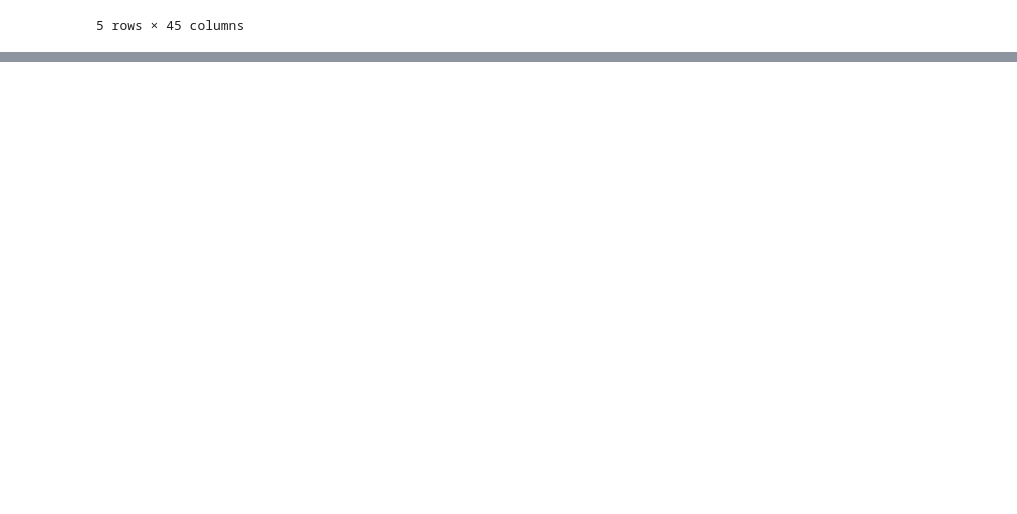
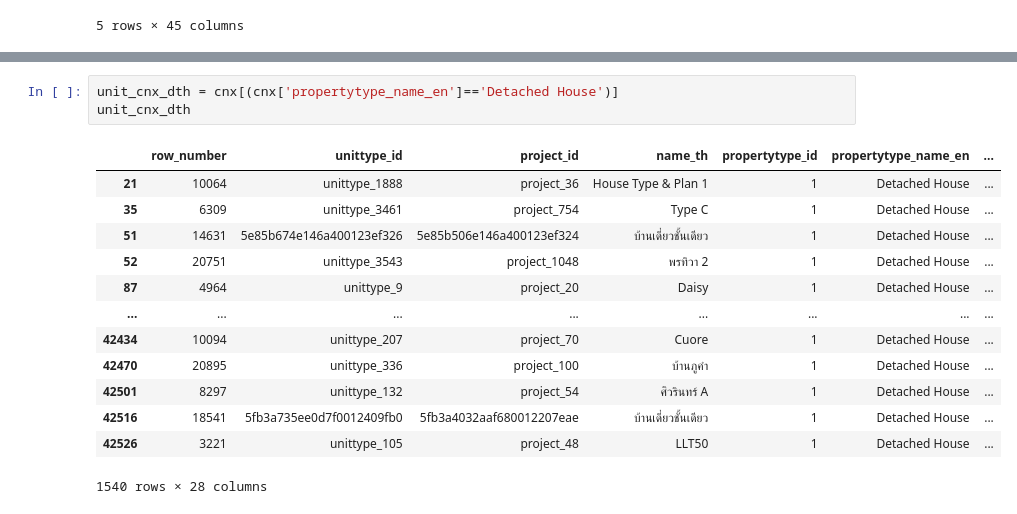
Before and after one commit to sujiraa/BasicProg_DataViz65, a Jupyter notebook: DataViz01_Table_Data.ipynb, the cells around one changed output, grey strips where cells are left out. Drawn from its saved outputs; the diff is of its cells as text; blank space fills up the shorter version.

```diff
--- a/DataViz01_Table_Data.ipynb
+++ b/DataViz01_Table_Data.ipynb
@@ -641,0 +450,17 @@ plt.boxplot(cnx['price_min_x'][:100],positions = [3] );
+# %%
+unit_cnx_dth = cnx[(cnx['propertytype_name_en']=='Detached House')]
+unit_cnx_dth
+# %% [output]
+|  | row_number | unittype_id | project_id | name_th | propertytype_id | propertytype_name_en | ... |
+| 21 | 10064 | unittype_1888 | project_36 | House Type & Plan 1 | 1 | Detached House | ... |
+| 35 | 6309 | unittype_3461 | project_754 | Type C | 1 | Detached House | ... |
+| 51 | 14631 | 5e85b674e146a400123ef326 | 5e85b506e146a400123ef324 | บ้านเดี่ยวชั้นเดียว | 1 | Detached House | ... |
+| 52 | 20751 | unittype_3543 | project_1048 | พรทิวา 2 | 1 | Detached House | ... |
+| 87 | 4964 | unittype_9 | project_20 | Daisy | 1 | Detached House | ... |
+| ... | ... | ... | ... | ... | ... | ... | ... |
+| 42434 | 10094 | unittype_207 | project_70 | Cuore | 1 | Detached House | ... |
+| 42470 | 20895 | unittype_336 | project_100 | บ้านภูคำ | 1 | Detached House | ... |
+| 42501 | 8297 | unittype_132 | project_54 | ศิวรินทร์ A | 1 | Detached House | ... |
+| 42516 | 18541 | 5fb3a735ee0d7f0012409fb0 | 5fb3a4032aaf680012207eae | บ้านเดี่ยวชั้นเดียว | 1 | Detached House | ... |
+| 42526 | 3221 | unittype_105 | project_48 | LLT50 | 1 | Detached House | ... |
+1540 rows × 28 columns
```
Also changed, not shown: parts of 36 cells of this notebook.
